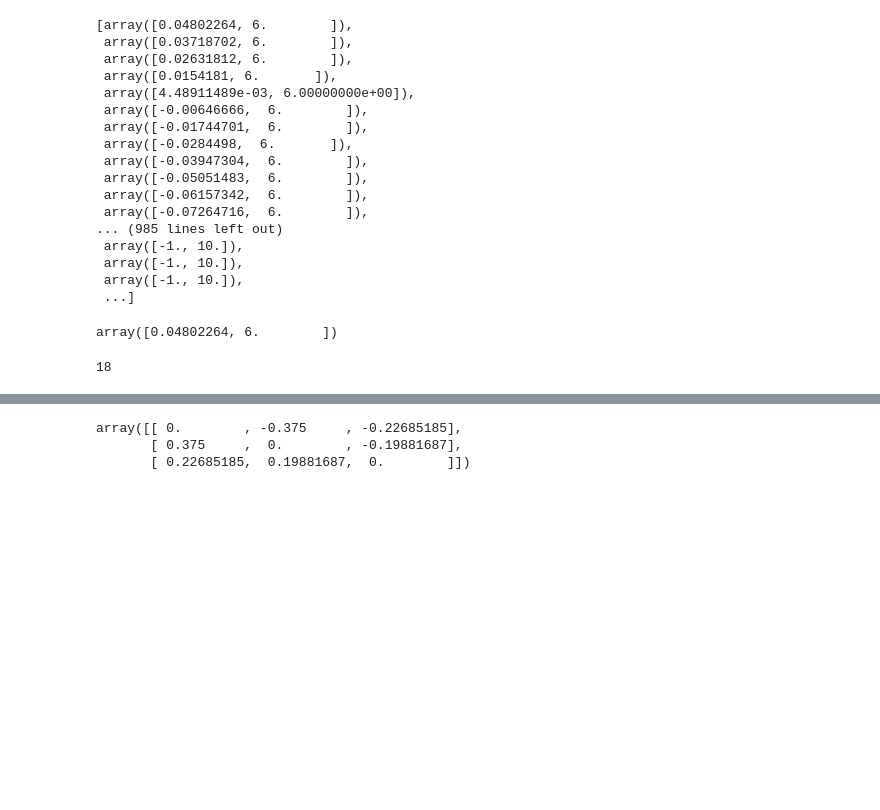
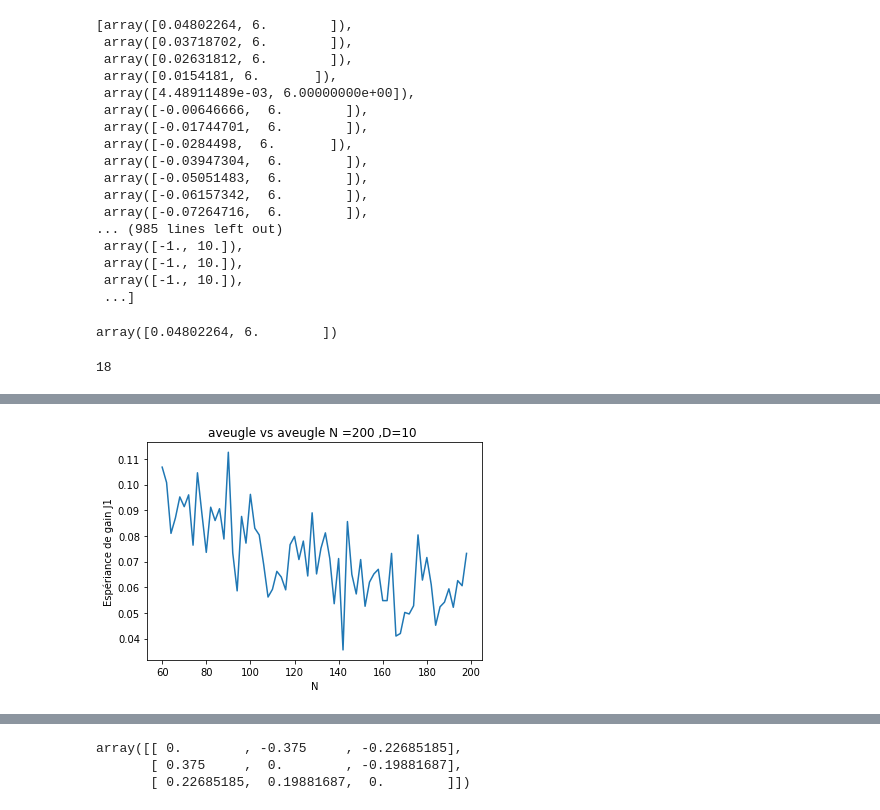
Before and after one commit to huang46u/Projet_mogpl, a Jupyter notebook: mogpl.ipynb, the cells around one changed output, grey strips where cells are left out. Drawn from its saved outputs; the diff is of its cells as text; code cells hidden in the pictures; blank space fills up the shorter version.

```diff
--- a/mogpl.ipynb
+++ b/mogpl.ipynb
@@ -151,0 +146,26 @@ def trace(s1,s2,nb,p_nb,D=10,N=200):
+# %%
+import matplotlib.pyplot as plt
+def trace(s1,s2,D=10,N=100):
+    if(s1==0):
+        str1="aveugle"
+    if(s1==1):
+        str1="optimale"
+    if(s1==2):
+        str1="aléatoire"
+    if(s2==0):
+        str2="aveugle"
+    if(s2==1):
+        str2="optimale"
+    if(s2==2):
+        str2="aléartoire"
+    plt.xlabel("N")
+    plt.ylabel("Espériance de gain J1")
+    plt.title(str1+" vs "+str2+" N =%d ,D=%d "%(N,D))
+    plt.plot([i for i in range(60,N,2)],[jouer(10,i,s1,s2,10000) for i in range(60,N,2)])
+    plt.savefig(str1+" vs "+str2+" N =%d ,D=%d "%(N,D))
+
+    plt.show()
+# %%
+trace(0,0,10,200)
+# %% [output]
+[figure, added]
```
Also changed, not shown: parts of 11 cells of this notebook, 15 other files.
